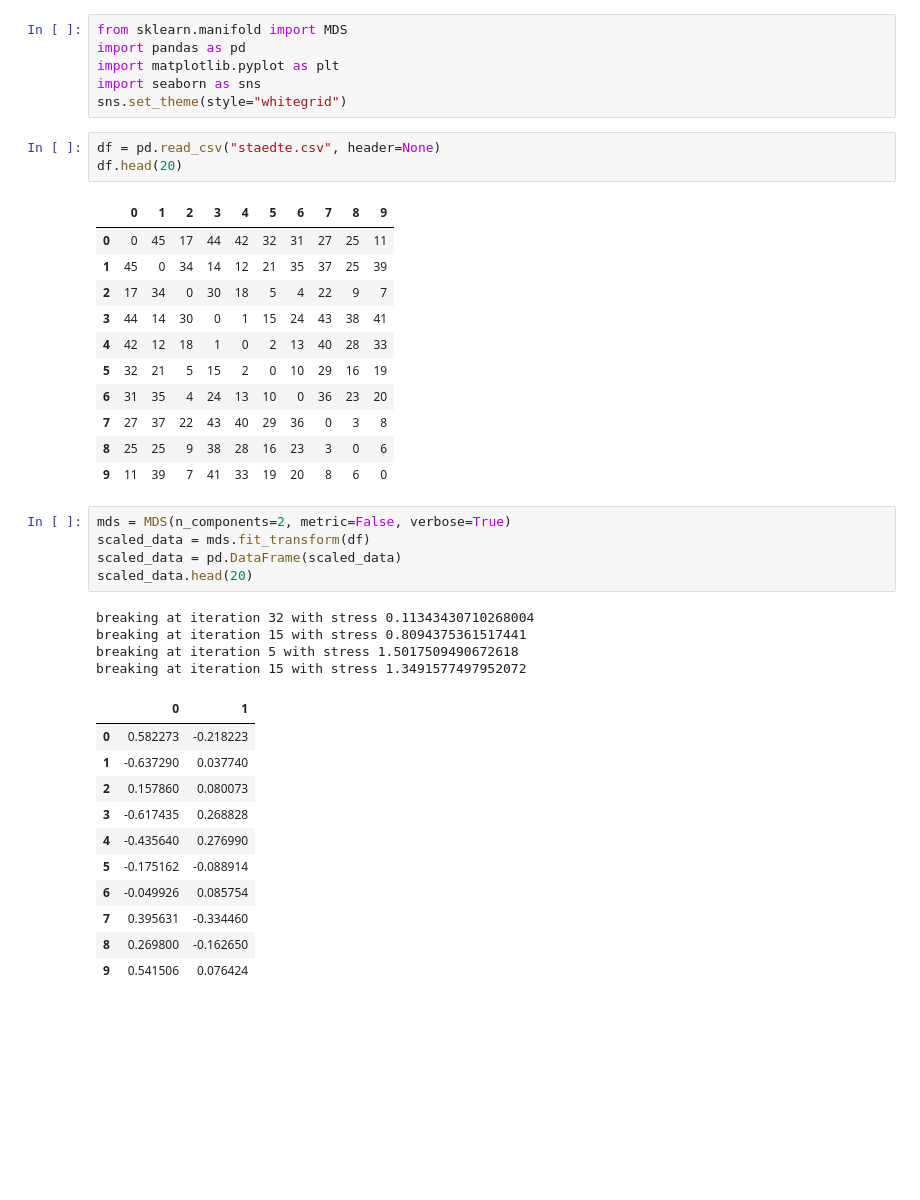
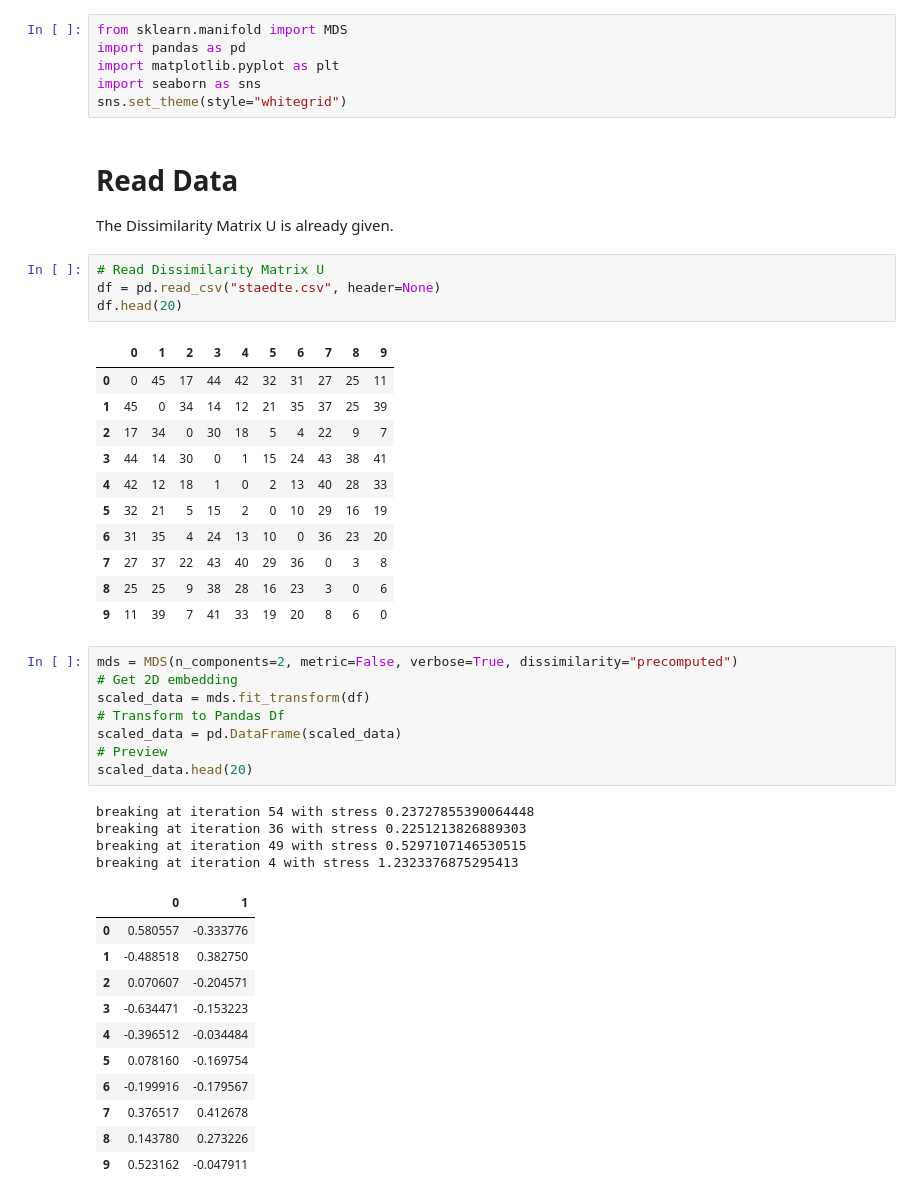
Before and after one commit to negralessio/multivariate-verfahren, a Jupyter notebook: U5/mds_notebook.ipynb, the cells around one changed output. Drawn from its saved outputs; the diff is of its cells as text; blank space fills up the shorter version.

```diff
--- a/U5/mds_notebook.ipynb
+++ b/U5/mds_notebook.ipynb
@@ -4,7 +4,11 @@ import pandas as pd
 import matplotlib.pyplot as plt
 import seaborn as sns
 sns.set_theme(style="whitegrid")
+# %% [markdown]
+# Read Data
+The Dissimilarity Matrix U is already given.
 # %%
+# Read Dissimilarity Matrix U
 df = pd.read_csv("staedte.csv", header=None)
 df.head(20)
 # %% [output]
@@ -20,23 +24,26 @@ df.head(20)
 | 8 | 25 | 25 | 9 | 38 | 28 | 16 | 23 | 3 | 0 | 6 |
 | 9 | 11 | 39 | 7 | 41 | 33 | 19 | 20 | 8 | 6 | 0 |
 # %%
-mds = MDS(n_components=2, metric=False, verbose=True)
+mds = MDS(n_components=2, metric=False, verbose=True, dissimilarity="precomputed")
+# Get 2D embedding
 scaled_data = mds.fit_transform(df)
+# Transform to Pandas Df
 scaled_data = pd.DataFrame(scaled_data)
+# Preview
 scaled_data.head(20)
 # %% [output]
-breaking at iteration 32 with stress 0.11343430710268004
-breaking at iteration 15 with stress 0.8094375361517441
-breaking at iteration 5 with stress 1.5017509490672618
-breaking at iteration 15 with stress 1.3491577497952072
+breaking at iteration 54 with stress 0.23727855390064448
+breaking at iteration 36 with stress 0.2251213826889303
+breaking at iteration 49 with stress 0.5297107146530515
+breaking at iteration 4 with stress 1.2323376875295413
 |  | 0 | 1 |
-| 0 | 0.582273 | -0.218223 |
-| 1 | -0.637290 | 0.037740 |
-| 2 | 0.157860 | 0.080073 |
-| 3 | -0.617435 | 0.268828 |
-| 4 | -0.435640 | 0.276990 |
-| 5 | -0.175162 | -0.088914 |
-| 6 | -0.049926 | 0.085754 |
-| 7 | 0.395631 | -0.334460 |
-| 8 | 0.269800 | -0.162650 |
-| 9 | 0.541506 | 0.076424 |
+| 0 | 0.580557 | -0.333776 |
+| 1 | -0.488518 | 0.382750 |
+| 2 | 0.070607 | -0.204571 |
+| 3 | -0.634471 | -0.153223 |
+| 4 | -0.396512 | -0.034484 |
+| 5 | 0.078160 | -0.169754 |
+| 6 | -0.199916 | -0.179567 |
+| 7 | 0.376517 | 0.412678 |
+| 8 | 0.143780 | 0.273226 |
+| 9 | 0.523162 | -0.047911 |
```
Also changed, not shown: parts of 5 cells of this notebook.
